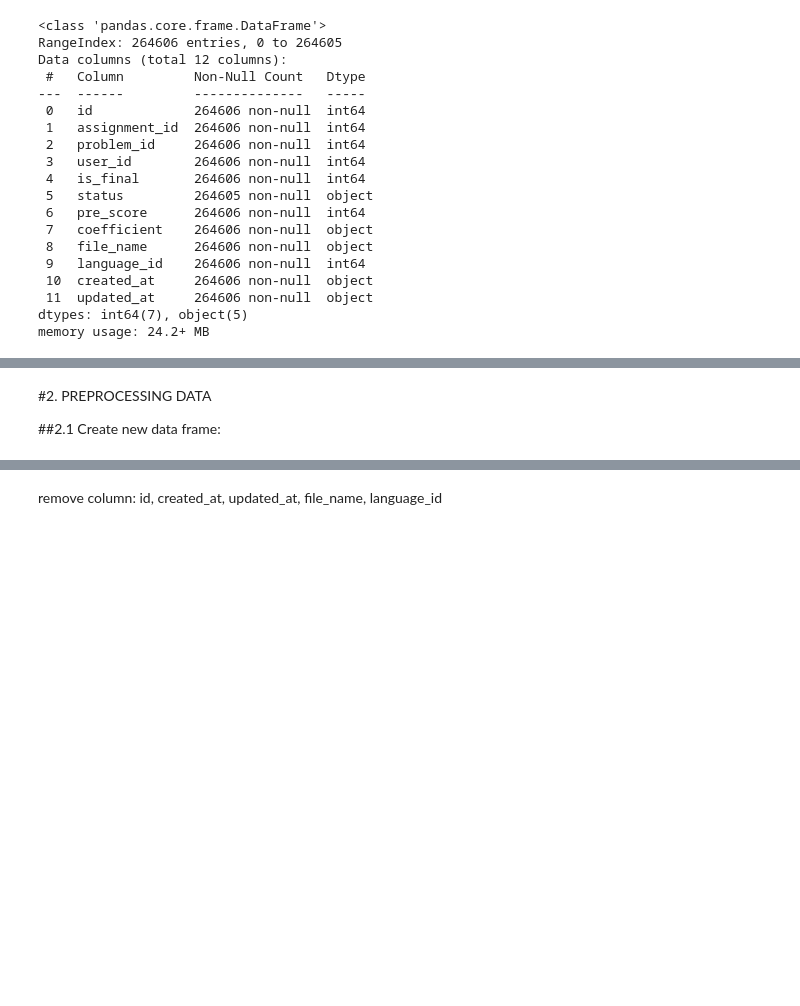
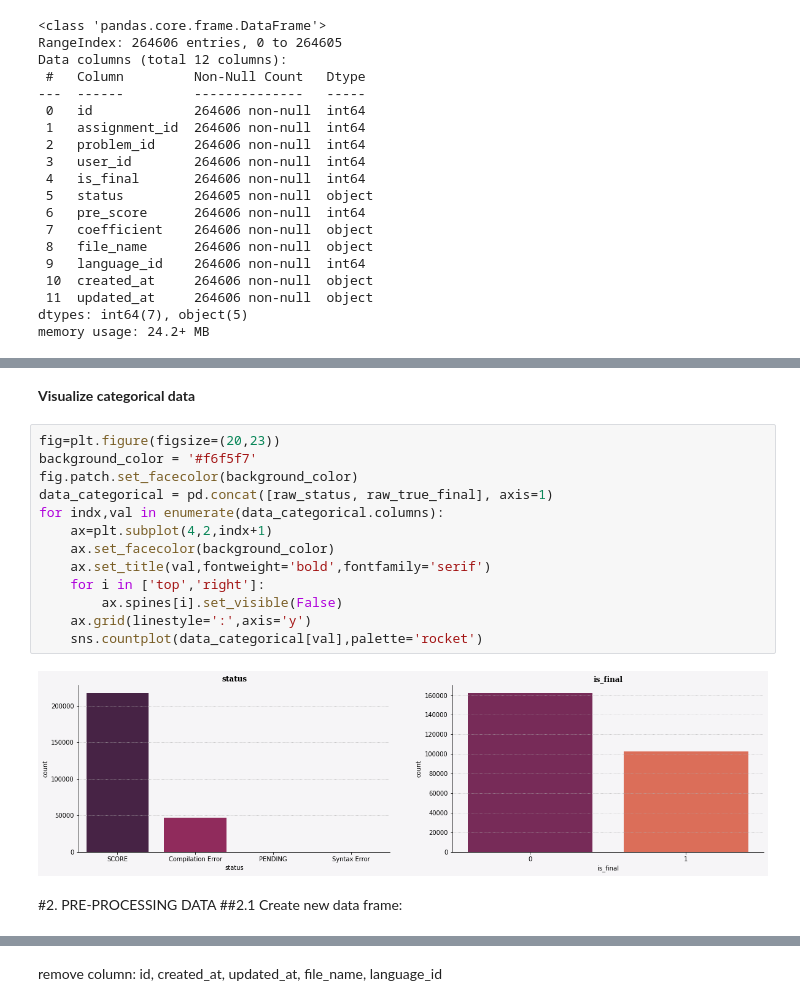
Before and after one commit to lphuong304/CS114.L21, a Jupyter notebook: COLAB_ASSIGNMENTS/COLAB_ASSIGNMENT_17_05/Solution02.ipynb, the cells around one changed output, grey strips where cells are left out. Drawn from its saved outputs; the diff is of its cells as text; blank space fills up the shorter version.

```diff
--- a/COLAB_ASSIGNMENTS/COLAB_ASSIGNMENT_17_05/Solution02.ipynb
+++ b/COLAB_ASSIGNMENTS/COLAB_ASSIGNMENT_17_05/Solution02.ipynb
@@ -77,4 +194,21 @@ memory usage: 24.2+ MB
+# %% [markdown]
+**Visualize categorical data**
+# %%
+fig=plt.figure(figsize=(20,23))
+background_color = '#f6f5f7'
+fig.patch.set_facecolor(background_color)
+data_categorical = pd.concat([raw_status, raw_true_final], axis=1)
+for indx,val in enumerate(data_categorical.columns):
+    ax=plt.subplot(4,2,indx+1)
+    ax.set_facecolor(background_color)
+    ax.set_title(val,fontweight='bold',fontfamily='serif')
+    for i in ['top','right']:
+        ax.spines[i].set_visible(False)
+    ax.grid(linestyle=':',axis='y')
+    sns.countplot(data_categorical[val],palette='rocket')
+# %% [output]
+[figure, added]
 # %% [markdown]
-#2. PREPROCESSING DATA
-
+#2. PRE-PROCESSING DATA
+<a name='process'></a>
 ##2.1 Create new data frame:
```
Also changed, not shown: parts of 29 cells of this notebook.
